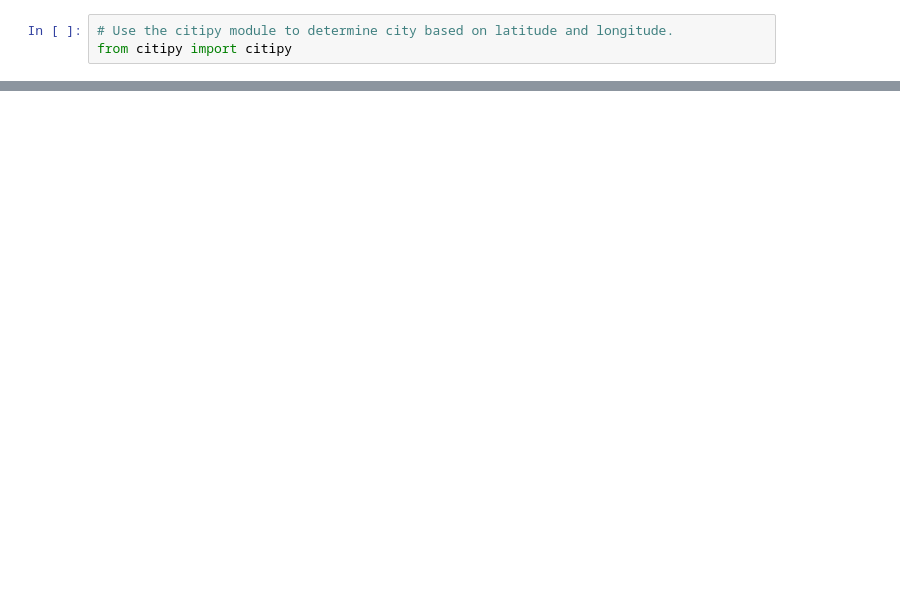
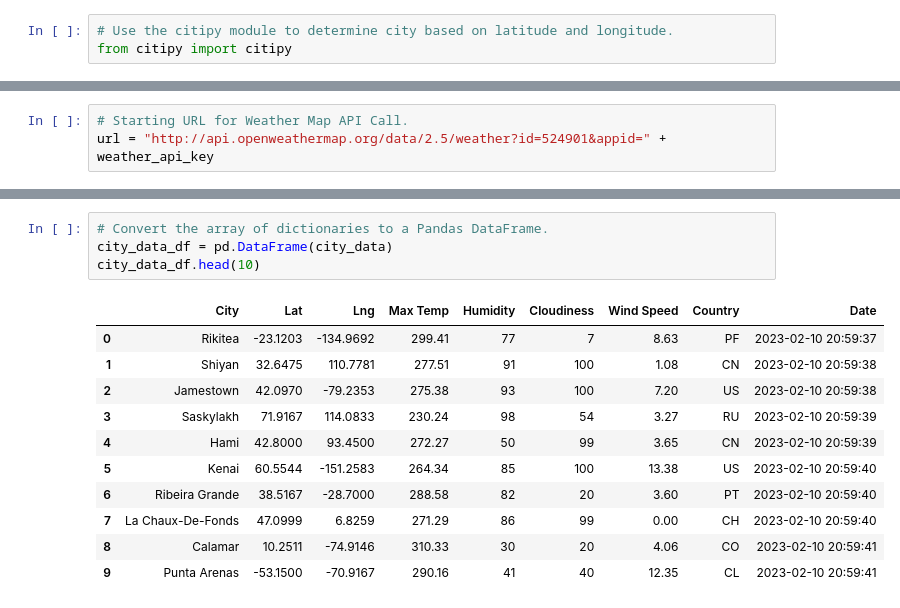
Before and after one commit to mdfjoseph/World_Weather_Analysis, a Jupyter notebook: WeatherPy.ipynb, the cells around one changed output, grey strips where cells are left out. Cells and saved outputs as stored; diff of their text form; blank space fills up the shorter version.

```diff
--- a/WeatherPy.ipynb
+++ b/WeatherPy.ipynb
@@ -55,0 +62,3 @@ len(cities)
+# %%
+# Starting URL for Weather Map API Call.
+url = "http://api.openweathermap.org/data/2.5/weather?id=524901&appid=" + weather_api_key
@@ -55,0 +149,16 @@ len(cities)
+# %%
+# Convert the array of dictionaries to a Pandas DataFrame.
+city_data_df = pd.DataFrame(city_data)
+city_data_df.head(10)
+# %% [output]
+|  | City | Lat | Lng | Max Temp | Humidity | Cloudiness | Wind Speed | Country | Date |
+| 0 | Rikitea | -23.1203 | -134.9692 | 299.41 | 77 | 7 | 8.63 | PF | 2023-02-10 20:59:37 |
+| 1 | Shiyan | 32.6475 | 110.7781 | 277.51 | 91 | 100 | 1.08 | CN | 2023-02-10 20:59:38 |
+| 2 | Jamestown | 42.0970 | -79.2353 | 275.38 | 93 | 100 | 7.20 | US | 2023-02-10 20:59:38 |
+| 3 | Saskylakh | 71.9167 | 114.0833 | 230.24 | 98 | 54 | 3.27 | RU | 2023-02-10 20:59:39 |
+| 4 | Hami | 42.8000 | 93.4500 | 272.27 | 50 | 99 | 3.65 | CN | 2023-02-10 20:59:39 |
+| 5 | Kenai | 60.5544 | -151.2583 | 264.34 | 85 | 100 | 13.38 | US | 2023-02-10 20:59:40 |
+| 6 | Ribeira Grande | 38.5167 | -28.7000 | 288.58 | 82 | 20 | 3.60 | PT | 2023-02-10 20:59:40 |
+| 7 | La Chaux-De-Fonds | 47.0999 | 6.8259 | 271.29 | 86 | 99 | 0.00 | CH | 2023-02-10 20:59:40 |
+| 8 | Calamar | 10.2511 | -74.9146 | 310.33 | 30 | 20 | 4.06 | CO | 2023-02-10 20:59:41 |
+| 9 | Punta Arenas | -53.1500 | -70.9167 | 290.16 | 41 | 40 | 12.35 | CL | 2023-02-10 20:59:41 |
```
Also changed, not shown: parts of 7 cells of this notebook, 3 other files.
